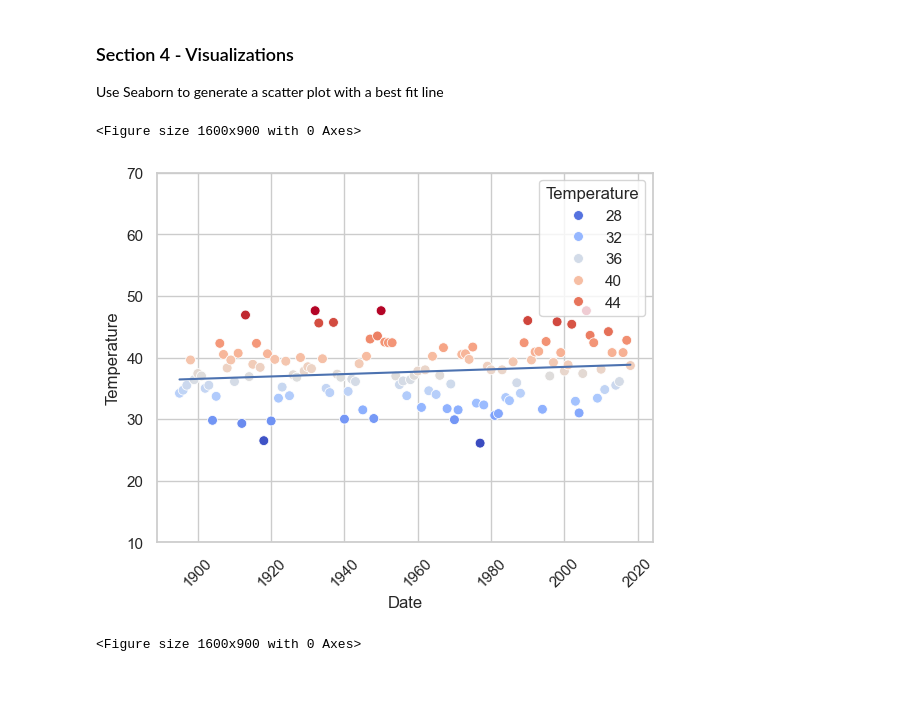
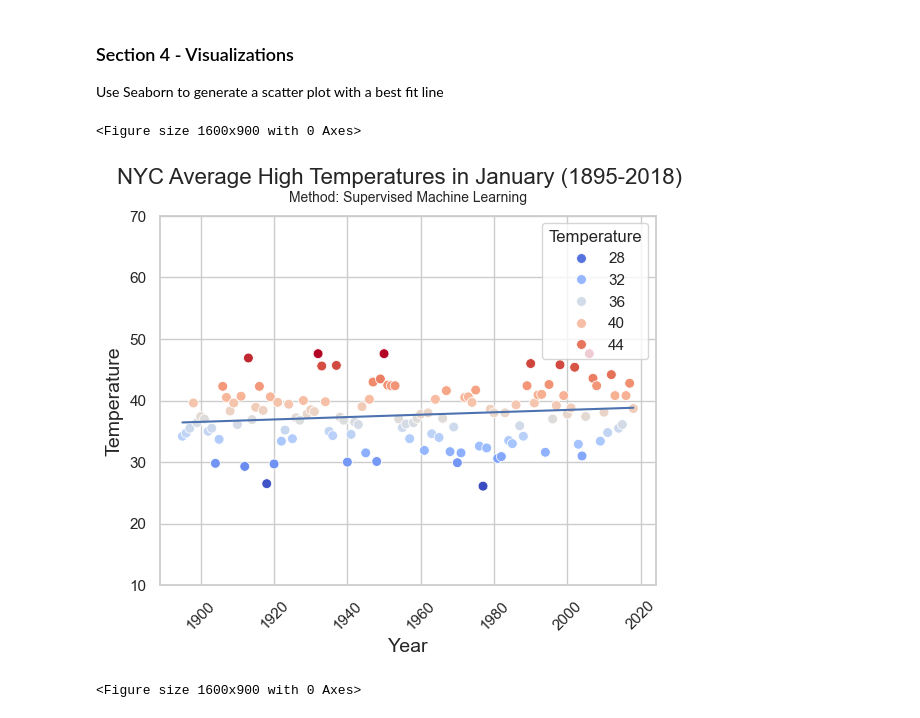
Before and after one commit to tfmontague/datafun-07-applied, a Jupyter notebook: tmontague_ml.ipynb, the cells around one changed output. Saved outputs shown, nothing was run; the diff lists cells and outputs as text; code cells hidden in the pictures; blank space fills up the shorter version.

```diff
--- a/tmontague_ml.ipynb
+++ b/tmontague_ml.ipynb
@@ -255,27 +256,33 @@ Use Seaborn to generate a scatter plot with a best fit line
 # %%
 # Using scatterplot with the nyc DataFrame to display the data points
 axes = sns.scatterplot(data=nyc, x='Date', y='Temperature',
     hue='Temperature', palette='coolwarm', legend=True, s=50)
 
 # Scaling the y-axis range of values to see the linear relationship better with regression line
 axes.set_ylim(10, 70)
 
 # Displaying the regression line
 import numpy as np
 x = np.array([min(nyc.Date.values), max(nyc.Date.values)])
 
 # Producing array containing corresponding predicted values
 y = predict(x)
 
 # Rotate x-axis labels for better readability
 plt.xticks(rotation=45)
 
 # Plotting lines based on x and y arrays
 import matplotlib.pyplot as plt
 line = plt.plot(x, y)
 
+# Add title, subtile, and labels to the plot
+plt.suptitle('NYC Average High Temperatures in January (1895-2018)', fontsize=16)
+axes.set_title('Method: Supervised Machine Learning', fontsize=10, pad=10)
+axes.set_xlabel('Year', fontsize=14)
+axes.set_ylabel('Temperature', fontsize=14)
+
 plt.figure(figsize=(16, 9))
 # %% [output]
 <Figure size 1600x900 with 0 Axes>
-[figure, old version]
+[figure, new version]
 <Figure size 1600x900 with 0 Axes>
```
Also changed, not shown: parts of 2 cells of this notebook, 1 other file.
